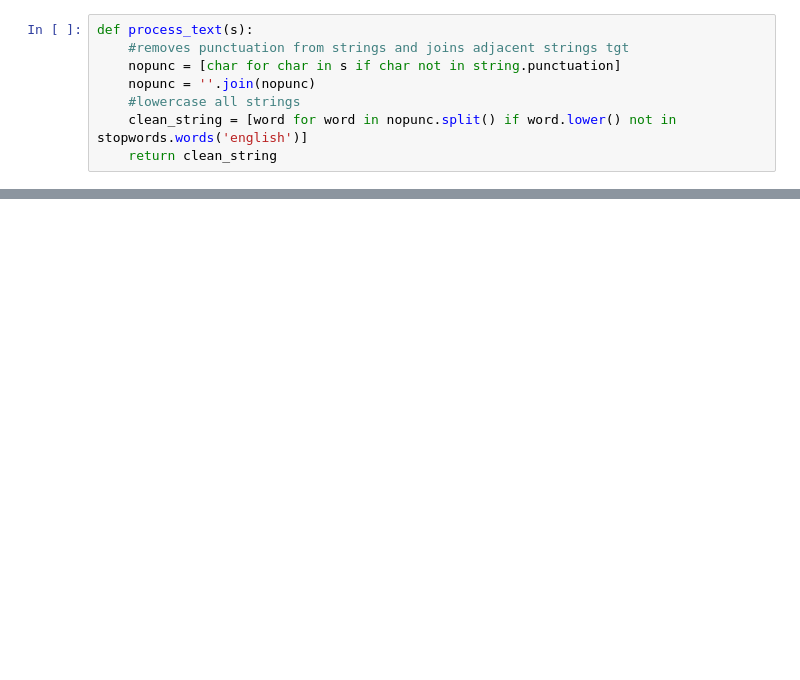
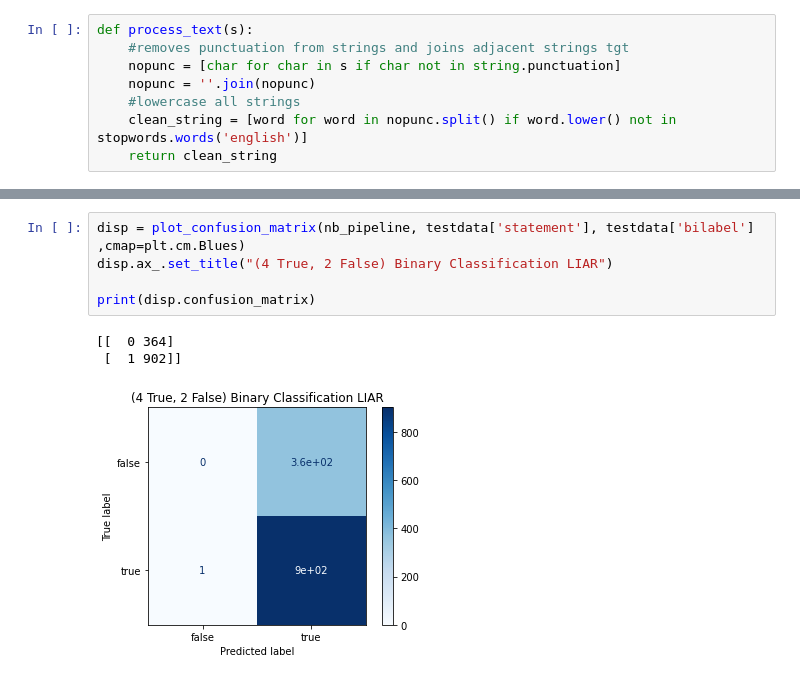
Before and after one commit to sshetkar3858/EE461P_Final_Project_Fake_News_Classifier, a Jupyter notebook: liar/MNB_LIAR.ipynb, the cells around one changed output, grey strips where cells are left out. Drawn from its saved outputs; the diff is of its cells as text; blank space fills up the shorter version.

```diff
--- a/liar/MNB_LIAR.ipynb
+++ b/liar/MNB_LIAR.ipynb
@@ -265,0 +427,9 @@ Recall score is: 0.712707182320442
+# %%
+disp = plot_confusion_matrix(nb_pipeline, testdata['statement'], testdata['bilabel'] ,cmap=plt.cm.Blues)
+disp.ax_.set_title("(4 True, 2 False) Binary Classification LIAR")
+
+print(disp.confusion_matrix)
+# %% [output]
+[[  0 364]
+ [  1 902]]
+[figure, added]
```
Also changed, not shown: parts of 93 cells of this notebook.
